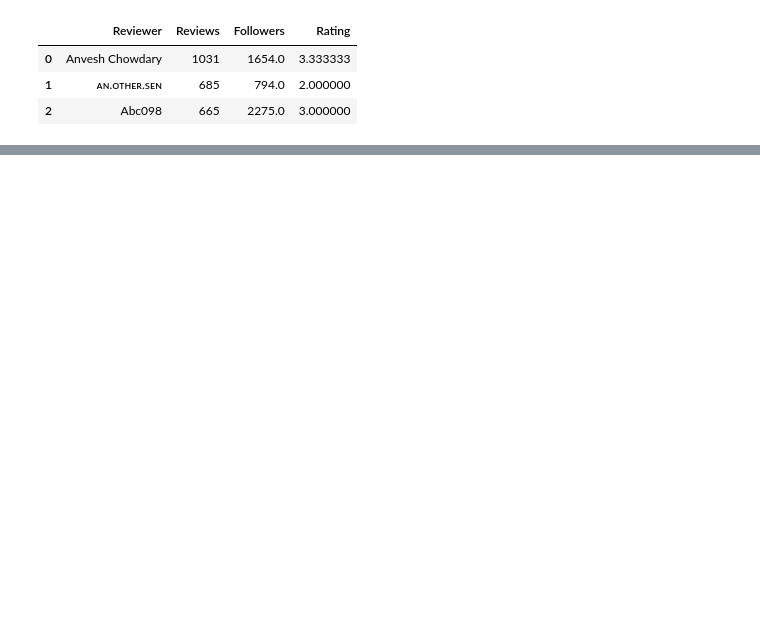
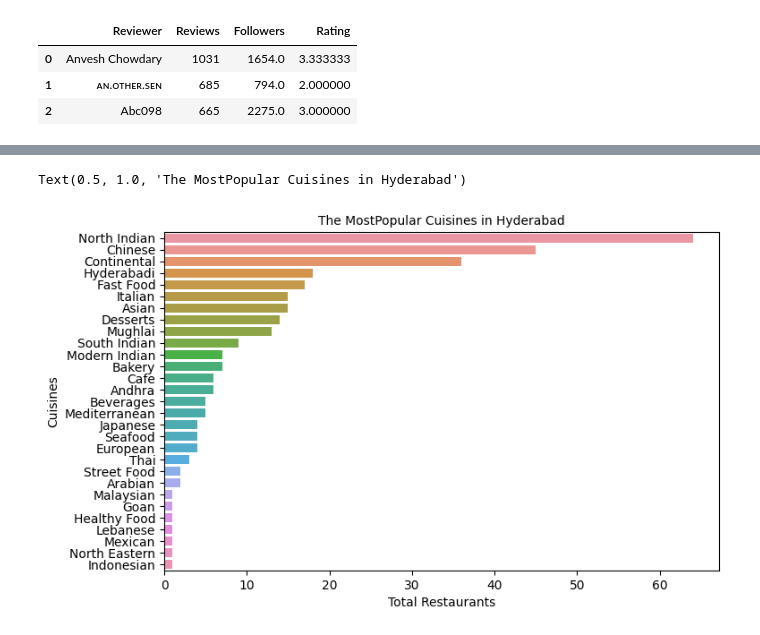
Before and after one commit to vithika-karan/Zomato-Restaurant-Clustering-and-Sentiment-Analysis, a Jupyter notebook: Zomato_Restaurant_Clustering_and_Sentiment_Analysis_Vithika_Karan.ipynb, the cells around one changed output, grey strips where cells are left out. Drawn from its saved outputs; the diff is of its cells as text; code cells hidden in the pictures; blank space fills up the shorter version.

```diff
--- a/Zomato_Restaurant_Clustering_and_Sentiment_Analysis_Vithika_Karan.ipynb
+++ b/Zomato_Restaurant_Clustering_and_Sentiment_Analysis_Vithika_Karan.ipynb
@@ -512,0 +574,13 @@ reviewers_df.head(3)
+# %%
+#creating a new dataframe for the cuisines and number of restaurants providing them
+#list of cuisines
+cuisines1 = list(cuisine_dict.keys())
+#creating a new dataframe
+popular_cuisines = pd.DataFrame()
+#creating a feature called cuisines and assigning unique cuisines as values
+popular_cuisines['Cuisines'] = cuisines1
+#creating a feature of sum of cuisines in the whole dataset
+popular_cuisines['Total Restaurants'] = [names_df[i].sum() for i in cuisines1]
+#sort values
+popular_cuisines.sort_values('Total Restaurants',ascending=False,inplace=True,ignore_index=True)
+popular_cuisines
@@ -512,0 +605,7 @@ reviewers_df.head(3)
+# %%
+#visualizing cuisines
+sns.barplot(x='Total Restaurants', y='Cuisines',data=popular_cuisines)
+plt.title('The Most Popular Cuisines in Hyderabad',size=10)
+# %% [output]
+Text(0.5, 1.0, 'The MostPopular Cuisines in Hyderabad')
+[figure, added]
```
Also changed, not shown: parts of 18 cells of this notebook.
